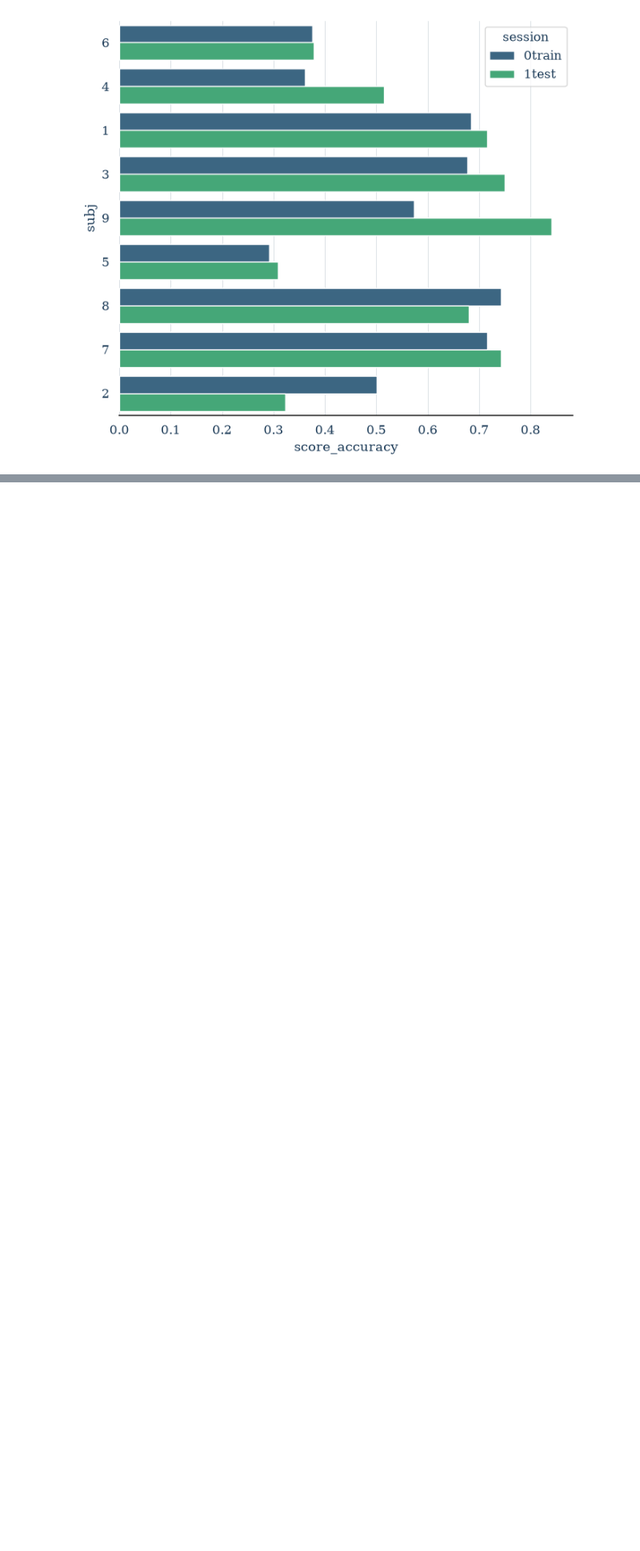
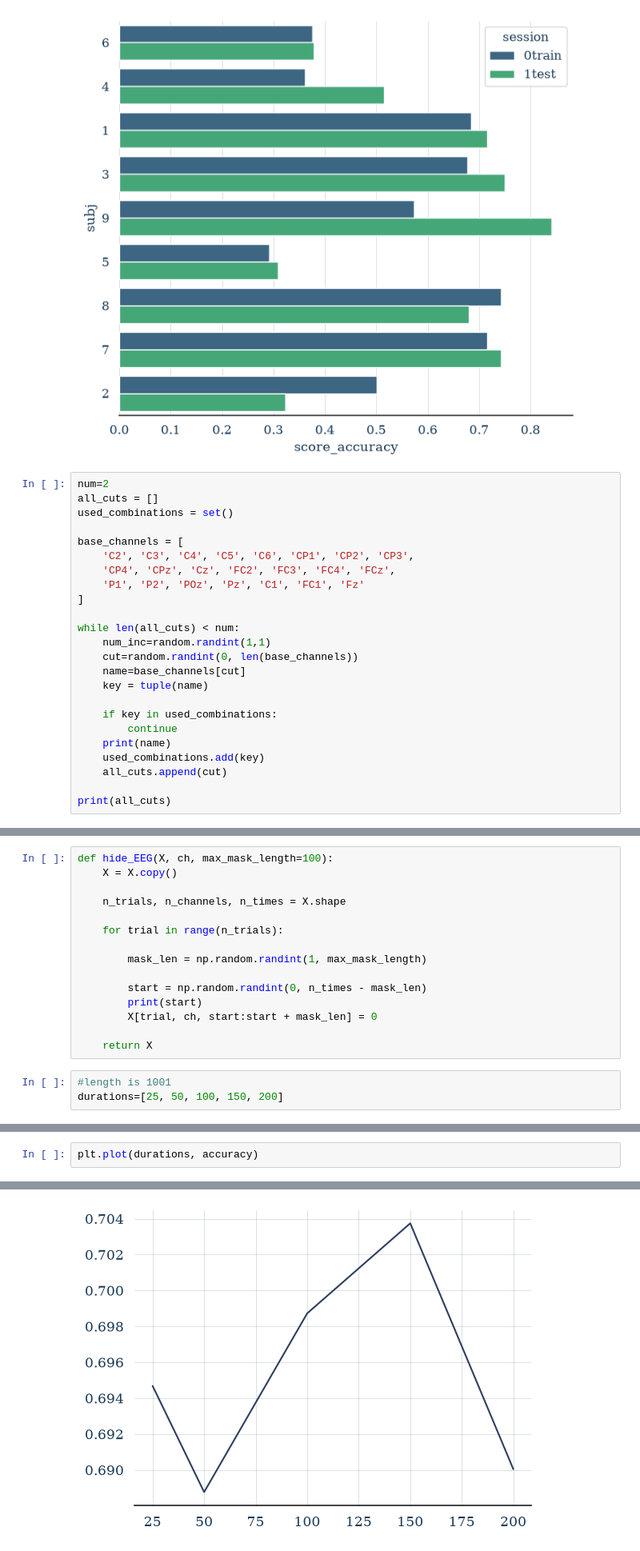
Before and after one commit to HindAlz/EEGMotorImagery-Classification, a Jupyter notebook: Code/8_RobustMissingTime.ipynb, the cells around one changed output, grey strips where cells are left out. Shown at 80% size. Cells and saved outputs as stored; diff of their text form; blank space fills up the shorter version.

```diff
--- a/Code/8_RobustMissingTime.ipynb
+++ b/Code/8_RobustMissingTime.ipynb
@@ -87,3 +87,27 @@ session
 0train    0.54671           0.547116        0.541582
 1test     0.58374           0.583386        0.579411
 [figure]
+# %%
+num=2
+all_cuts = []
+used_combinations = set()
+
+base_channels = [
+    'C2', 'C3', 'C4', 'C5', 'C6', 'CP1', 'CP2', 'CP3',
+    'CP4', 'CPz', 'Cz', 'FC2', 'FC3', 'FC4', 'FCz',
+    'P1', 'P2', 'POz', 'Pz', 'C1', 'FC1', 'Fz'
+]
+
+while len(all_cuts) < num:
+    num_inc=random.randint(1,1)
+    cut=random.randint(0, len(base_channels))
+    name=base_channels[cut]
+    key = tuple(name)
+
+    if key in used_combinations:
+        continue
+    print(name)
+    used_combinations.add(key)
+    all_cuts.append(cut)
+
+print(all_cuts)
@@ -89,0 +118,18 @@ session
+# %%
+def hide_EEG(X, ch, max_mask_length=100):
+    X = X.copy()
+
+    n_trials, n_channels, n_times = X.shape
+
+    for trial in range(n_trials):
+
+        mask_len = np.random.randint(1, max_mask_length)
+
+        start = np.random.randint(0, n_times - mask_len)
+        print(start)
+        X[trial, ch, start:start + mask_len] = 0
+
+    return X
+# %%
+#length is 1001
+durations=[25, 50, 100, 150, 200]
@@ -89,0 +291,3 @@ session
+# %%
+plt.plot(durations, accuracy)
+# %% [output]
@@ -89,0 +295 @@ session
+[figure, added]
```
Also changed, not shown: parts of 4 cells of this notebook, 5 other files.
